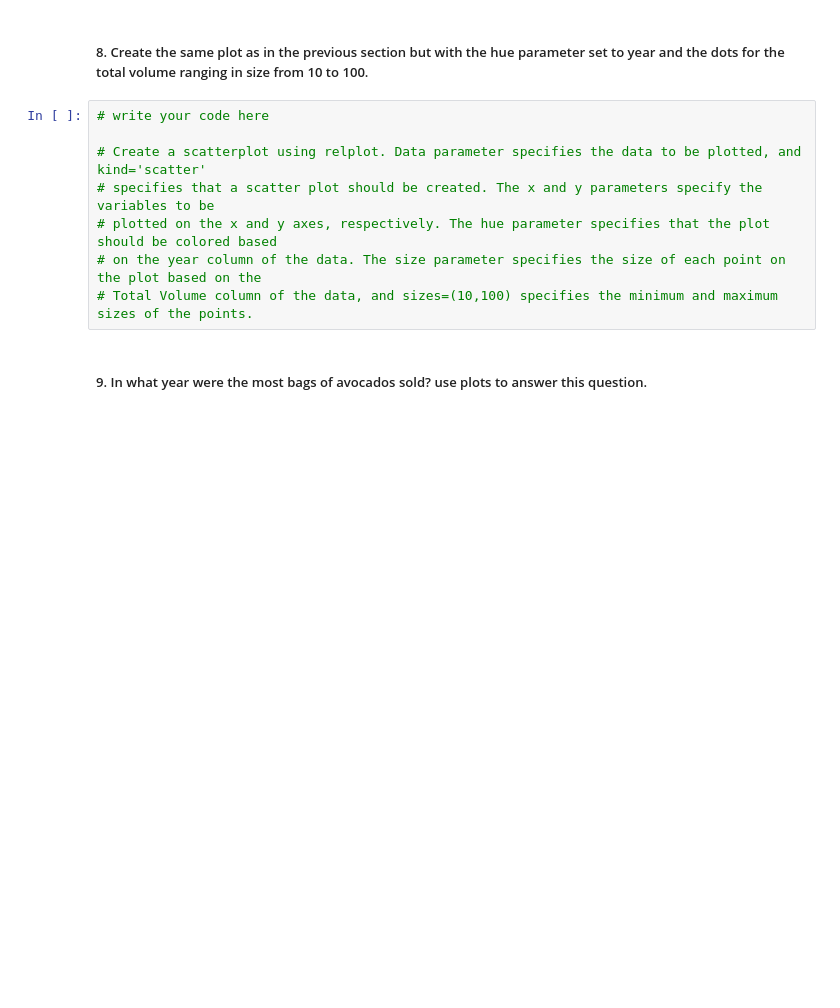
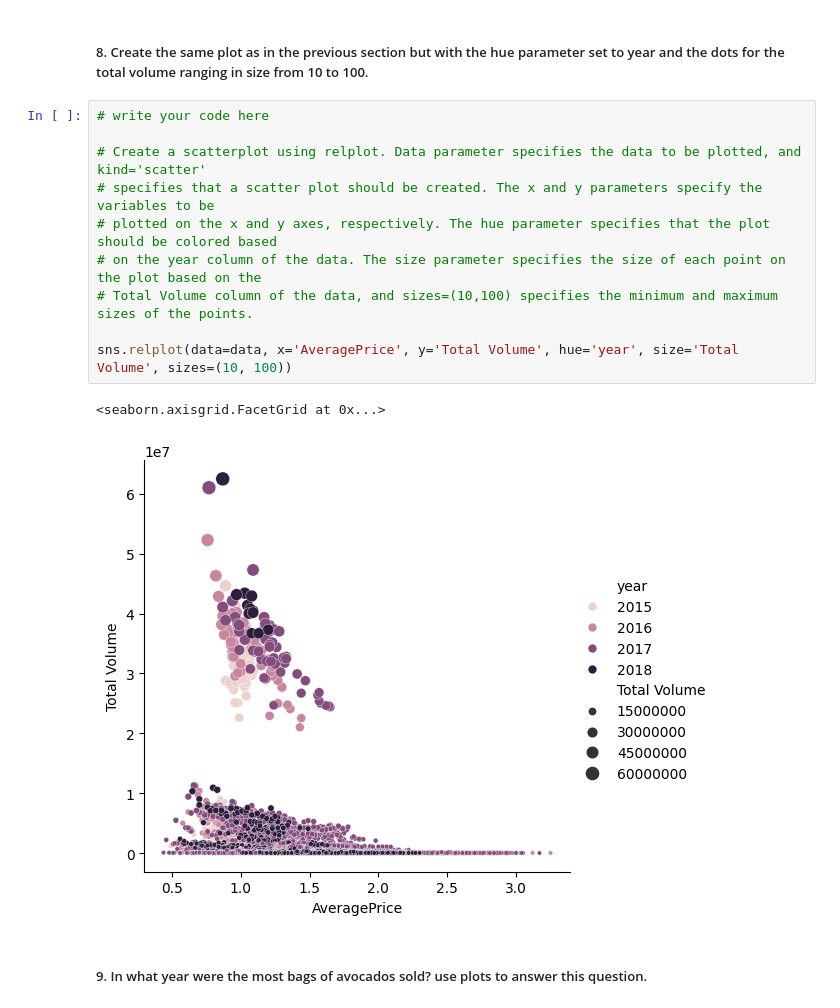
Before and after one commit to returnMarcco/SIT112, a Jupyter notebook: Week-3/P3.ipynb, the cells around one changed output. Cells and saved outputs as stored; diff of their text form; blank space fills up the shorter version.

```diff
--- a/Week-3/P3.ipynb
+++ b/Week-3/P3.ipynb
@@ -118,11 +137,16 @@ Text(0.5, 1.0, 'Avocado Price-to-Volume relationship')
 # %%
 # write your code here
 
 # Create a scatterplot using relplot. Data parameter specifies the data to be plotted, and kind='scatter'
 # specifies that a scatter plot should be created. The x and y parameters specify the variables to be
 # plotted on the x and y axes, respectively. The hue parameter specifies that the plot should be colored based
 # on the year column of the data. The size parameter specifies the size of each point on the plot based on the
 # Total Volume column of the data, and sizes=(10,100) specifies the minimum and maximum sizes of the points.
+
+sns.relplot(data=data, x='AveragePrice', y='Total Volume', hue='year', size='Total Volume', sizes=(10, 100))
+# %% [output]
+<seaborn.axisgrid.FacetGrid at 0x...>
+[figure, added]
 # %% [markdown]
 ##### 9.	In what year were the most bags of avocados sold? use plots to answer this question.
 # %%
```
Also changed, not shown: parts of 8 cells of this notebook, 7 other files.
